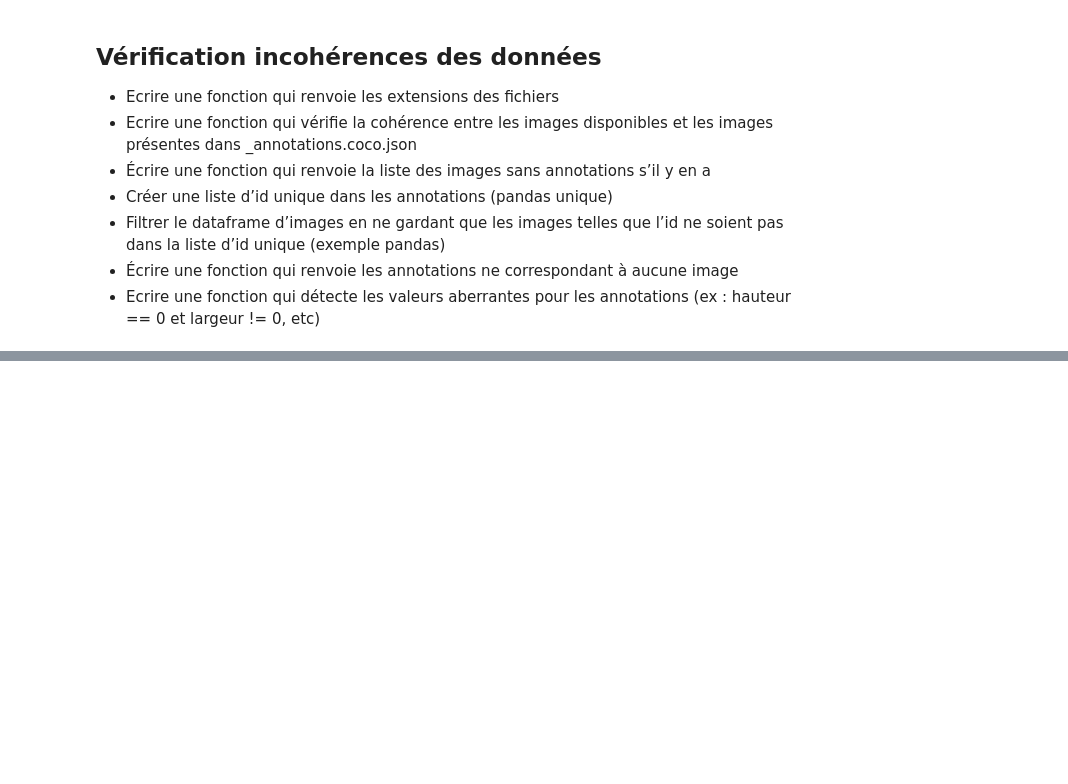
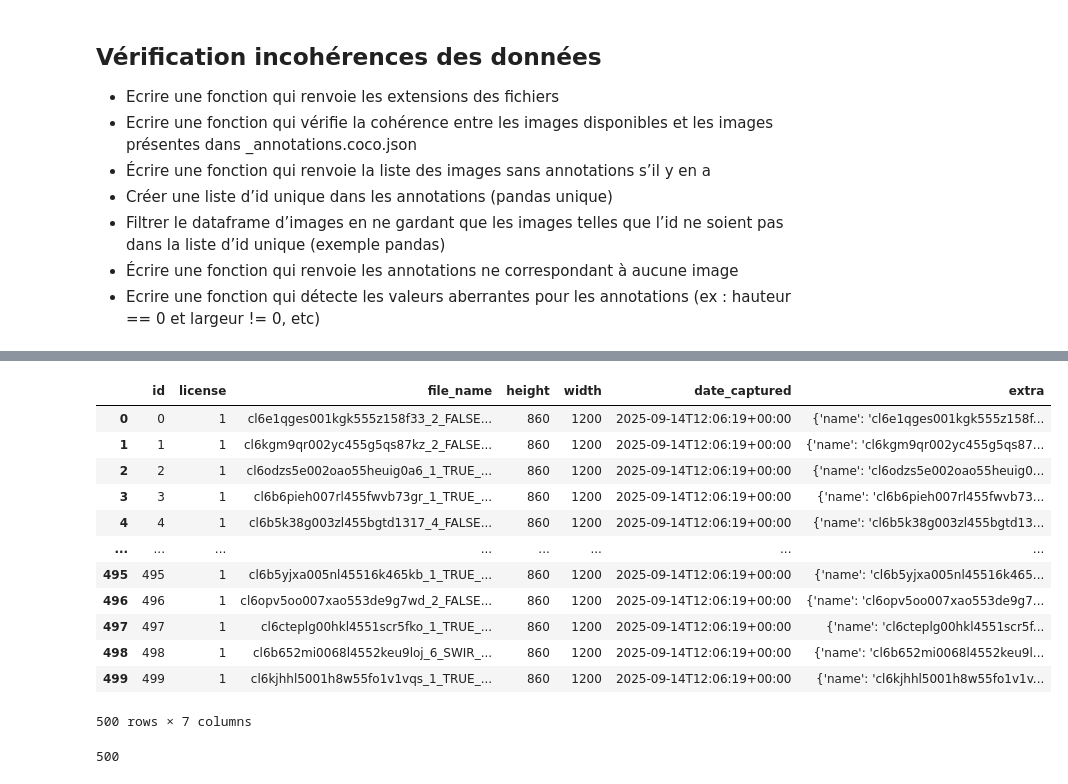
Before and after one commit to GaetanCSimplon/wildfire_detection, a Jupyter notebook: prepare_data/exploration.ipynb, the cells around one changed output, grey strips where cells are left out. Drawn from its saved outputs; the diff is of its cells as text; code cells hidden in the pictures; blank space fills up the shorter version.

```diff
--- a/prepare_data/exploration.ipynb
+++ b/prepare_data/exploration.ipynb
@@ -251,0 +246,19 @@ def images_sans_annotations(df):
+# %%
+df_images = pd.DataFrame(coco_data['images'])
+display(df_images)
+display(len(df_images))
+# %% [output]
+|  | id | license | file_name | height | width | date_captured | extra |
+| 0 | 0 | 1 | cl6e1qges001kgk555z158f33_2_FALSE... | 860 | 1200 | 2025-09-14T12:06:19+00:00 | {'name': 'cl6e1qges001kgk555z158f... |
+| 1 | 1 | 1 | cl6kgm9qr002yc455g5qs87kz_2_FALSE... | 860 | 1200 | 2025-09-14T12:06:19+00:00 | {'name': 'cl6kgm9qr002yc455g5qs87... |
+| 2 | 2 | 1 | cl6odzs5e002oao55heuig0a6_1_TRUE_... | 860 | 1200 | 2025-09-14T12:06:19+00:00 | {'name': 'cl6odzs5e002oao55heuig0... |
+| 3 | 3 | 1 | cl6b6pieh007rl455fwvb73gr_1_TRUE_... | 860 | 1200 | 2025-09-14T12:06:19+00:00 | {'name': 'cl6b6pieh007rl455fwvb73... |
+| 4 | 4 | 1 | cl6b5k38g003zl455bgtd1317_4_FALSE... | 860 | 1200 | 2025-09-14T12:06:19+00:00 | {'name': 'cl6b5k38g003zl455bgtd13... |
+| ... | ... | ... | ... | ... | ... | ... | ... |
+| 495 | 495 | 1 | cl6b5yjxa005nl45516k465kb_1_TRUE_... | 860 | 1200 | 2025-09-14T12:06:19+00:00 | {'name': 'cl6b5yjxa005nl45516k465... |
+| 496 | 496 | 1 | cl6opv5oo007xao553de9g7wd_2_FALSE... | 860 | 1200 | 2025-09-14T12:06:19+00:00 | {'name': 'cl6opv5oo007xao553de9g7... |
+| 497 | 497 | 1 | cl6cteplg00hkl4551scr5fko_1_TRUE_... | 860 | 1200 | 2025-09-14T12:06:19+00:00 | {'name': 'cl6cteplg00hkl4551scr5f... |
+| 498 | 498 | 1 | cl6b652mi0068l4552keu9loj_6_SWIR_... | 860 | 1200 | 2025-09-14T12:06:19+00:00 | {'name': 'cl6b652mi0068l4552keu9l... |
+| 499 | 499 | 1 | cl6kjhhl5001h8w55fo1v1vqs_1_TRUE_... | 860 | 1200 | 2025-09-14T12:06:19+00:00 | {'name': 'cl6kjhhl5001h8w55fo1v1v... |
+500 rows × 7 columns
+500
```
Also changed, not shown: parts of 6 cells of this notebook, 1 other file.
